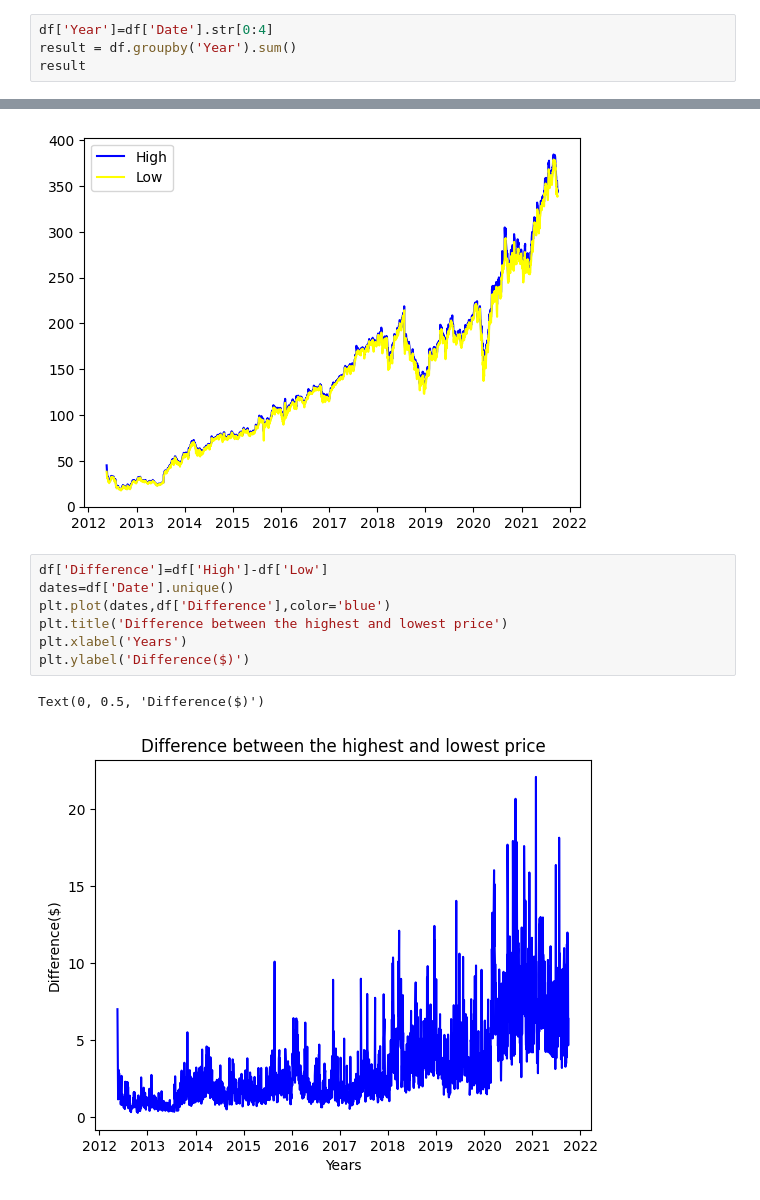
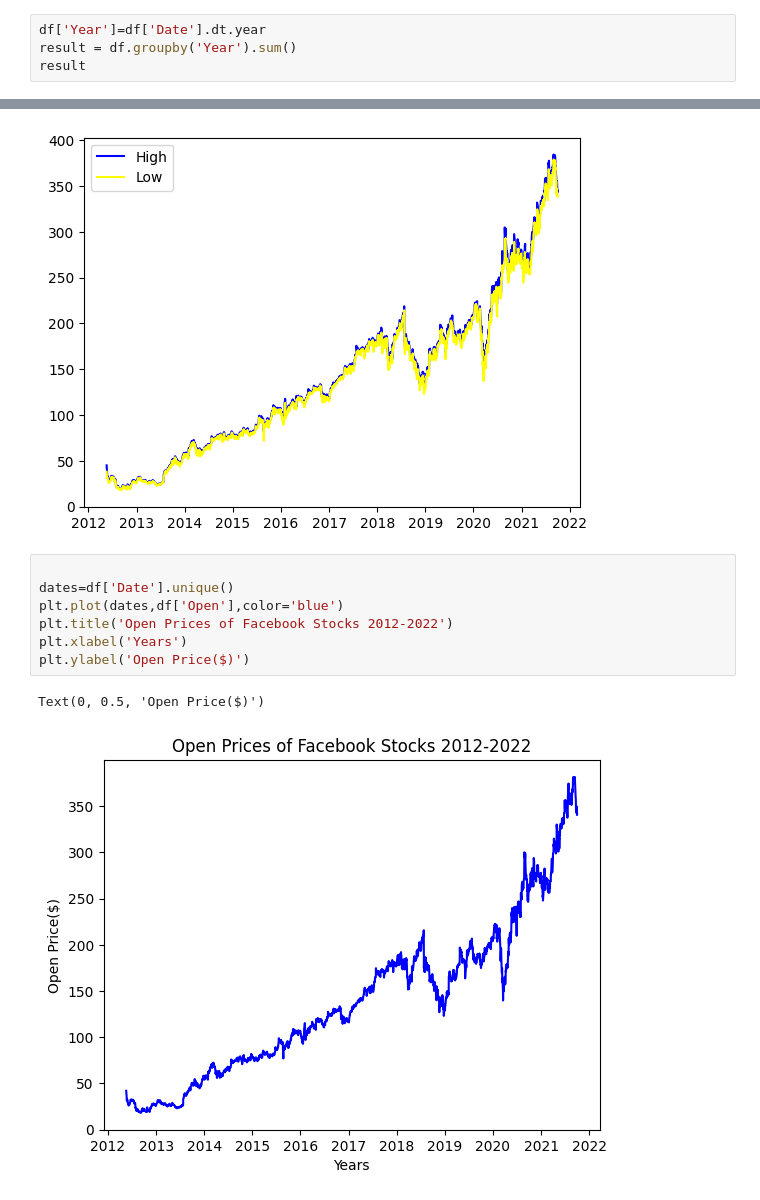
Before and after one commit to stephanienguyn/Capstone-Project, a Jupyter notebook: Facebook.ipynb, the cells around one changed output, grey strips where cells are left out. Saved outputs shown, nothing was run; the diff lists cells and outputs as text.

```diff
--- a/Facebook.ipynb
+++ b/Facebook.ipynb
@@ -47,6 +45,6 @@ Difference             float64
 dtype: object
 # %%
-df['Year']=df['Date'].str[0:4]
+df['Year']=df['Date'].dt.year
 result = df.groupby('Year').sum()
 result
 # %% [output]
@@ -81,12 +79,12 @@ plt.legend(['High', 'Low'])
 <matplotlib.legend.Legend at 0x...>
 [figure]
 # %%
-df['Difference']=df['High']-df['Low']
+
 dates=df['Date'].unique()
-plt.plot(dates,df['Difference'],color='blue')
-plt.title('Difference between the highest and lowest price')
+plt.plot(dates,df['Open'],color='blue')
+plt.title('Open Prices of Facebook Stocks 2012-2022')
 plt.xlabel('Years')
-plt.ylabel('Difference($)')
+plt.ylabel('Open Price($)')
 # %% [output]
-Text(0, 0.5, 'Difference($)')
+Text(0, 0.5, 'Open Price($)')
-[figure, old version]
+[figure, new version]
```
Also changed, not shown: parts of 1 cell of this notebook.
